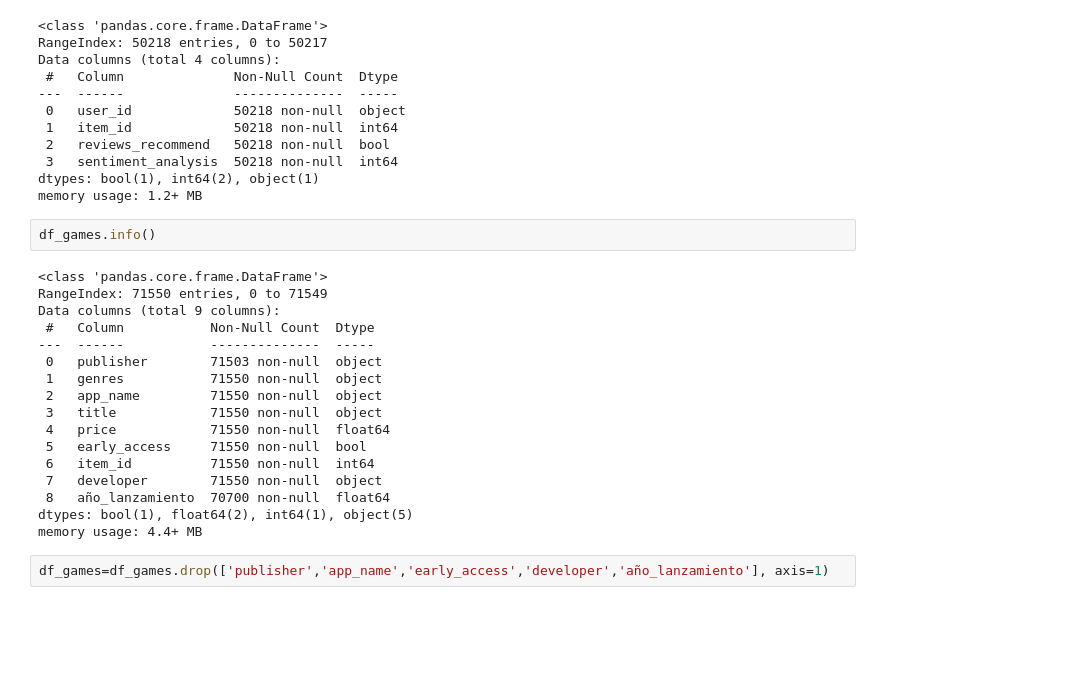
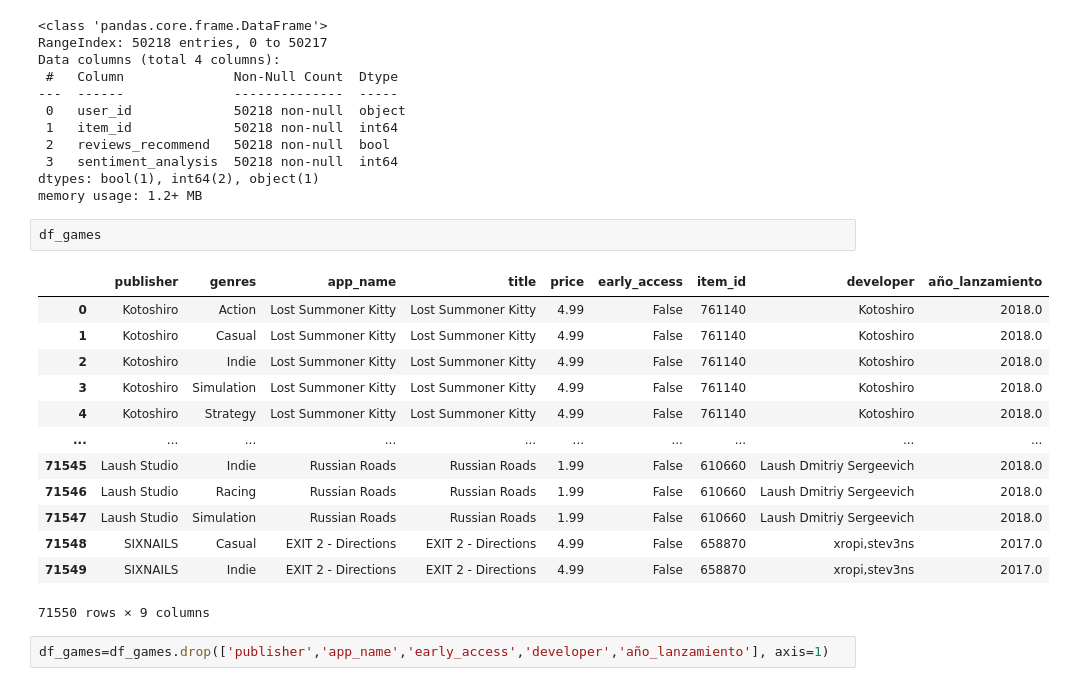
Before and after one commit to Alejo260894/Data-Science-Project-1, a Jupyter notebook: DF_ML.ipynb, the cells around one changed output. Cells and saved outputs as stored; diff of their text form; blank space fills up the shorter version.

```diff
--- a/DF_ML.ipynb
+++ b/DF_ML.ipynb
@@ -72,24 +72,21 @@ Data columns (total 4 columns):
 dtypes: bool(1), int64(2), object(1)
 memory usage: 1.2+ MB
 # %%
-df_games.info()
+df_games
 # %% [output]
+|  | publisher | genres | app_name | title | price | early_access | item_id | developer | año_lanzamiento |
+| 0 | Kotoshiro | Action | Lost Summoner Kitty | Lost Summoner Kitty | 4.99 | False | 761140 | Kotoshiro | 2018.0 |
+| 1 | Kotoshiro | Casual | Lost Summoner Kitty | Lost Summoner Kitty | 4.99 | False | 761140 | Kotoshiro | 2018.0 |
+| 2 | Kotoshiro | Indie | Lost Summoner Kitty | Lost Summoner Kitty | 4.99 | False | 761140 | Kotoshiro | 2018.0 |
+| 3 | Kotoshiro | Simulation | Lost Summoner Kitty | Lost Summoner Kitty | 4.99 | False | 761140 | Kotoshiro | 2018.0 |
+| 4 | Kotoshiro | Strategy | Lost Summoner Kitty | Lost Summoner Kitty | 4.99 | False | 761140 | Kotoshiro | 2018.0 |
+| ... | ... | ... | ... | ... | ... | ... | ... | ... | ... |
+| 71545 | Laush Studio | Indie | Russian Roads | Russian Roads | 1.99 | False | 610660 | Laush Dmitriy Sergeevich | 2018.0 |
+| 71546 | Laush Studio | Racing | Russian Roads | Russian Roads | 1.99 | False | 610660 | Laush Dmitriy Sergeevich | 2018.0 |
+| 71547 | Laush Studio | Simulation | Russian Roads | Russian Roads | 1.99 | False | 610660 | Laush Dmitriy Sergeevich | 2018.0 |
+| 71548 | SIXNAILS | Casual | EXIT 2 - Directions | EXIT 2 - Directions | 4.99 | False | 658870 | xropi,stev3ns | 2017.0 |
+| 71549 | SIXNAILS | Indie | EXIT 2 - Directions | EXIT 2 - Directions | 4.99 | False | 658870 | xropi,stev3ns | 2017.0 |
-<class 'pandas.core.frame.DataFrame'>
-RangeIndex: 71550 entries, 0 to 71549
-Data columns (total 9 columns):
- #   Column           Non-Null Count  Dtype
----  ------           --------------  -----
- 0   publisher        71503 non-null  object
- 1   genres           71550 non-null  object
- 2   app_name         71550 non-null  object
- 3   title            71550 non-null  object
- 4   price            71550 non-null  float64
- 5   early_access     71550 non-null  bool
- 6   item_id          71550 non-null  int64
- 7   developer        71550 non-null  object
- 8   año_lanzamiento  70700 non-null  float64
-dtypes: bool(1), float64(2), int64(1), object(5)
-memory usage: 4.4+ MB
+71550 rows × 9 columns
 # %%
 df_games=df_games.drop(['publisher','app_name','early_access','developer','año_lanzamiento'], axis=1)
 # %%
```
Also changed, not shown: parts of 7 cells of this notebook, 3 other files.
